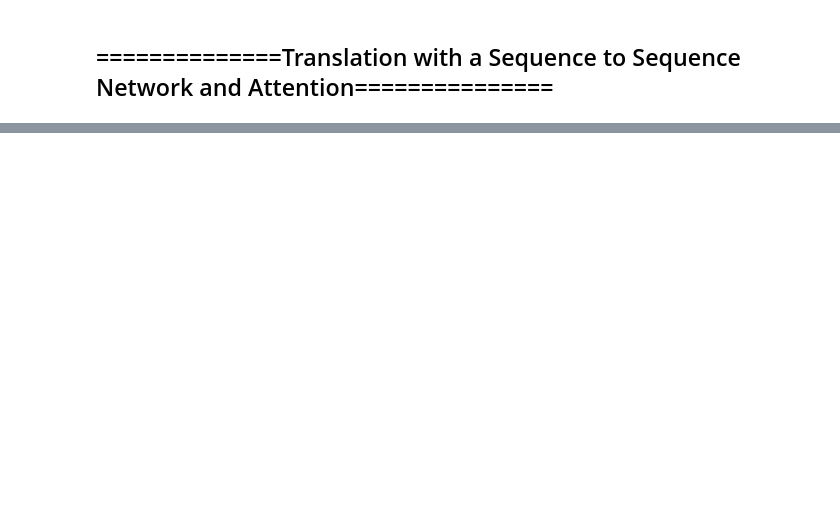
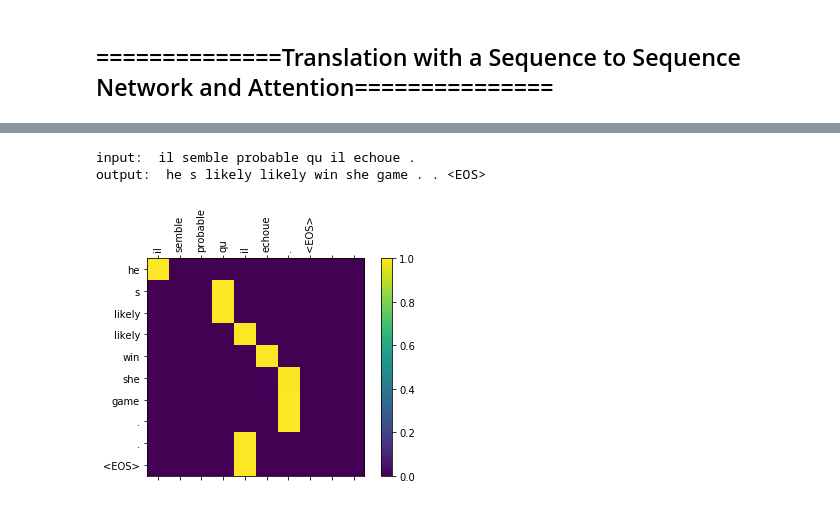
Before and after one commit to labixiaoK/pytorch_learning_nlp, a Jupyter notebook: seq2seq.ipynb, the cells around one changed output, grey strips where cells are left out. Cells and saved outputs as stored; diff of their text form; code cells hidden in the pictures; blank space fills up the shorter version.

```diff
--- a/seq2seq.ipynb
+++ b/seq2seq.ipynb
@@ -203,0 +255,15 @@ def tensorsFromPair(pair):
+# %%
+import math
+import time
+
+def asMinutes(s):
+    min_ = s // 60
+    s -= min_ * 60
+    return '{}m, {:.0f}s'.format(min_, s)
+
+def timeSince(since, percent):
+    now = time.time()
+    s = now - since
+    es = s / percent
+    rs = es - s
+    return '{} - ({})'.format(asMinutes(s), asMinutes(rs))
@@ -203,0 +497,27 @@ def tensorsFromPair(pair):
+# %%
+def showAttention(input_, output_, attns):
+    fig = plt.figure()
+    ax = fig.add_subplot(111)
+    #cax = ax.matshow(attns.numpy(), cmap='bone')
+    cax = ax.matshow(attns.numpy())
+    fig.colorbar(cax)
+
+    ax.set_xticklabels([''] + input_.strip().split(' ') + ['<EOS>'], rotation=90)
+    ax.set_yticklabels([''] + output_.strip().split(' ') + ['<EOS>'])
+
+    ax.xaxis.set_major_locator(ticker.MultipleLocator(1))
+    ax.yaxis.set_major_locator(ticker.MultipleLocator(1))
+
+    plt.show()
+
+def evalAndShowAttn(input_sent):
+    output_wds, output_attns = evaluate(encoder1, attn_decoder1, input_sent)
+    print('input: ', input_sent)
+    print('output: ', ' '.join(output_wds))
+    showAttention(input_sent, ' '.join(output_wds), output_attns)
+# %%
+evalAndShowAttn('il semble probable qu il echoue .')
+# %% [output]
+input:  il semble probable qu il echoue .
+output:  he s likely likely win she game . . <EOS>
+[figure, added]
```
Also changed, not shown: parts of 23 cells of this notebook.
